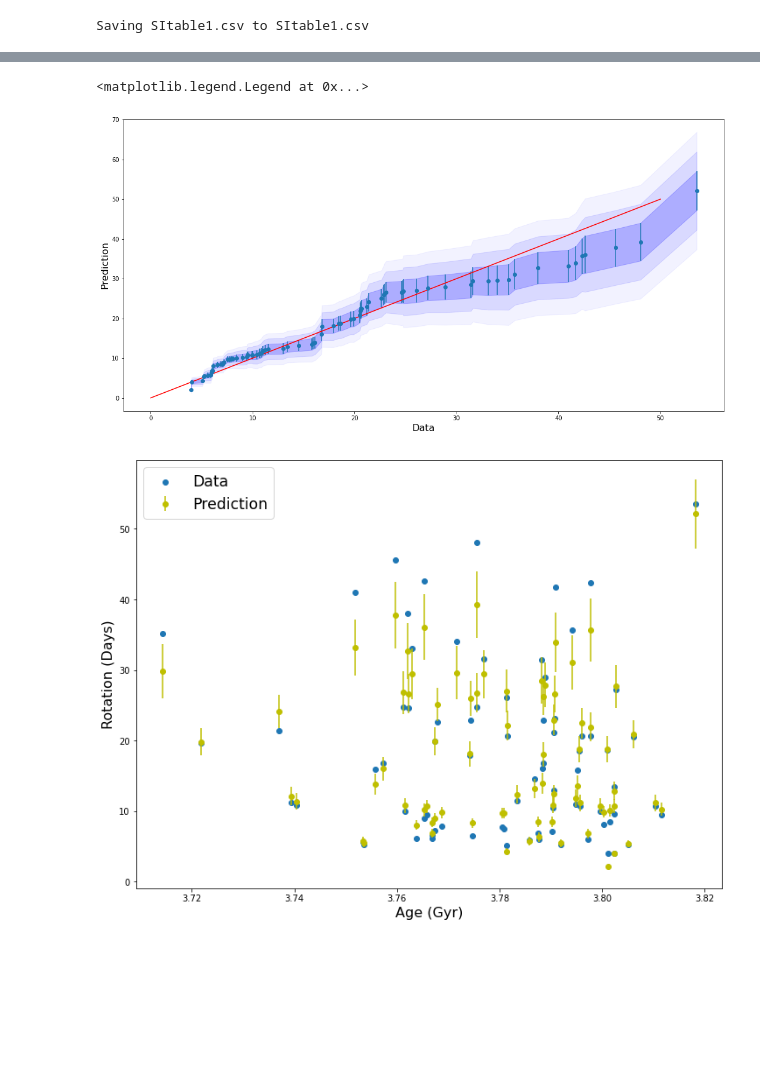
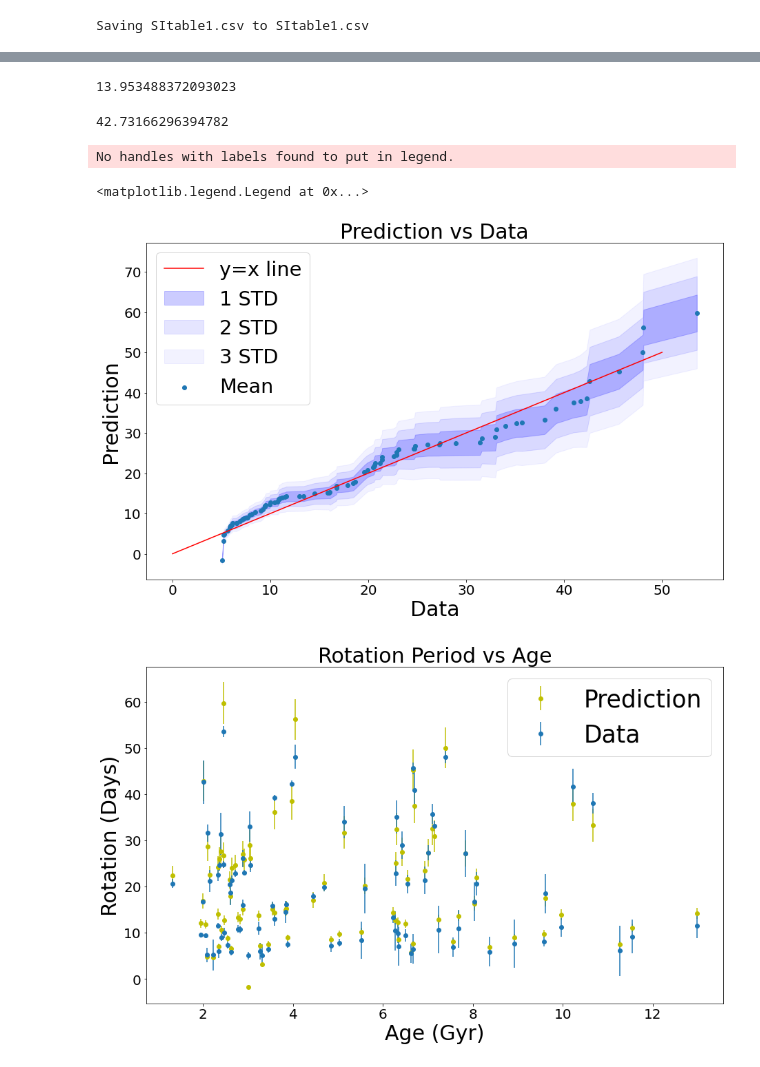
Before and after one commit to ni-phy/year4-project, a Jupyter notebook: Nikolas/gyrochronology/age_tfp_hmc.ipynb, the cells around one changed output, grey strips where cells are left out. Drawn from its saved outputs; the diff is of its cells as text; code cells hidden in the pictures; blank space fills up the shorter version.

```diff
--- a/Nikolas/gyrochronology/age_tfp_hmc.ipynb
+++ b/Nikolas/gyrochronology/age_tfp_hmc.ipynb
@@ -300,7 +449,13 @@ vals = np.sort([mu_test, sd_test], axis=1)
 # %%
+plt.figure(figsize=(9,8))
+plt.rcParams['font.size'] = '20'
 x = np.linspace(0, 30)
-plt.plot(x, x , 'r')
-plt.scatter(np.sort(p_error), vals[1]**2)
+plt.plot(x, x , 'r', label = 'y=x')
+plt.scatter(np.sort(p_error), vals[1]**2, label='Uncertainties')
 plt.xlabel('Initial Uncertainty')
 plt.ylabel('GP Uncertainty')
+plt.title(' Observation Uncertainty to GP Uncertainty')
+plt.legend(fontsize='x-large')
+# plt.savefig("error_bk.pdf")
+# files.download("error_bk.pdf")
 # %% [output]
@@ -330,25 +487,62 @@ plt.hist(per_error, density=True, bins=20)
+# %%
+ab8 = 0
+for i in age:
+  if i>8:
+    ab8 = ab8 + 1
+
+print(100*ab8/(len(age)+1))
+# %% [output]
+13.953488372093023
+# %%
+100*(max(age)-8)/(max(age)-min(age))
+# %% [output]
+42.73166296394782
 # %%
-plt.figure(figsize=(18,9))
+plt.figure(figsize=(15,9))
 x = np.linspace(0, 50)
-font = {'size': 16,
+zline = np.linspace(min(np.exp(X1)), max(np.exp(X1)))
+font = {'size': 30,
         }
+plt.title('Prediction vs Data', fontdict=font)
 #plt.errorbar(np.sort(data[::al, 1]), vals[0,:], yerr=vals[1,:]**0.5, fmt='bo')
-plt.fill_between(np.sort(p), vals[0,:] - vals[1,:], vals[0,:] + vals[1,:], color='blue', alpha=0.2)
-plt.fill_between(np.sort(p), vals[0,:] - 2*vals[1,:], vals[0,:] + 2*vals[1,:], color='blue', alpha=0.1)
-plt.fill_between(np.sort(p), vals[0,:] - 3*vals[1,:], vals[0,:] + 3*vals[1,:], color='blue', alpha=0.05)
+plt.fill_between(np.sort(p), vals[0,:] - vals[1,:], vals[0,:] + vals[1,:], color='blue', alpha=0.2, label='1 STD')
+plt.fill_between(np.sort(p), vals[0,:] - 2*vals[1,:], vals[0,:] + 2*vals[1,:], color='blue', alpha=0.1, label='2 STD')
+plt.fill_between(np.sort(p), vals[0,:] - 3*vals[1,:], vals[0,:] + 3*vals[1,:], color='blue', alpha=0.05, label='3 STD')
 
-plt.errorbar(np.sort(p), np.sort(mu_test), yerr=vals[1,:], fmt='o')
-plt.plot(x, x , 'r')
+#plt.errorbar(np.sort(p), np.sort(mu_test), yerr=vals[1,:], fmt='o')
+plt.scatter(np.sort(p), np.sort(mu_test), label='Mean')
+plt.plot(x, x , 'r', label='y=x line')
 plt.xlabel('Data', fontdict=font)
 plt.ylabel('Prediction', fontdict=font)
+plt.legend(fontsize='x-large')
+# plt.savefig("bk.pdf")
+# files.download("bk.pdf")
 
-plt.figure(figsize=(12,9))
-plt.errorbar(X2, np.sort(vals[0]), yerr=vals[1], fmt='o', c='y', label='Prediction')
-plt.scatter(X2, np.sort(p), label='Data')
+plt.figure(figsize=(15,9))
+plt.title('Rotation Period vs Age', fontdict=font)
+plt.errorbar(np.exp(X1), np.sort(vals[0]), yerr=vals[1], fmt='o', c='y', label='Prediction')
+plt.errorbar(np.exp(X1), np.sort(p), yerr=noise_variance, fmt='o', label='Data')
 plt.xlabel('Age (Gyr)', fontdict=font)
 plt.ylabel('Rotation (Days)', fontdict=font)
 plt.legend(fontsize='xx-large')
+# plt.savefig("scatter_1.pdf")
+# files.download("scatter_1.pdf")
+
+plt.figure(figsize=(15,9))
+plt.plot(zline, np.zeros(zline.shape))
+#plt.errorbar(X2, np.sort(vals[0]) - np.sort(p), yerr=2*vals[1], fmt='o', c='y', label='2 standard deviations', alpha=0.4)
+#plt.errorbar(X2, np.sort(vals[0]) - np.sort(p), yerr=vals[1], fmt='o', c='y', label='Prediction')
+plt.scatter(np.exp(X1), np.sort(vals[0]) - np.sort(p), c=np.sort(p), cmap='viridis')
+plt.xlabel('Age (Gyr)', fontdict=font)
+plt.ylabel('Prediction - Training Data (Days)', fontdict=font)
+plt.title('Model Performance')
+cax = plt.axes([0.93, 0.1, 0.075, 0.8])
+plt.colorbar(cax=cax, label='Period')
+plt.legend(fontsize='medium', loc=3)
+# plt.savefig("residuals_bk.pdf")
+# files.download("residuals_bk.pdf")
 # %% [output]
-<matplotlib.legend.Legend at 0x...>
+No handles with labels found to put in legend.
+<matplotlib.legend.Legend at 0x...>
-[figure, old version]
+[figure, new version]
-[figure, old version]
+[figure, new version]
```
Also changed, not shown: parts of 26 cells of this notebook.
